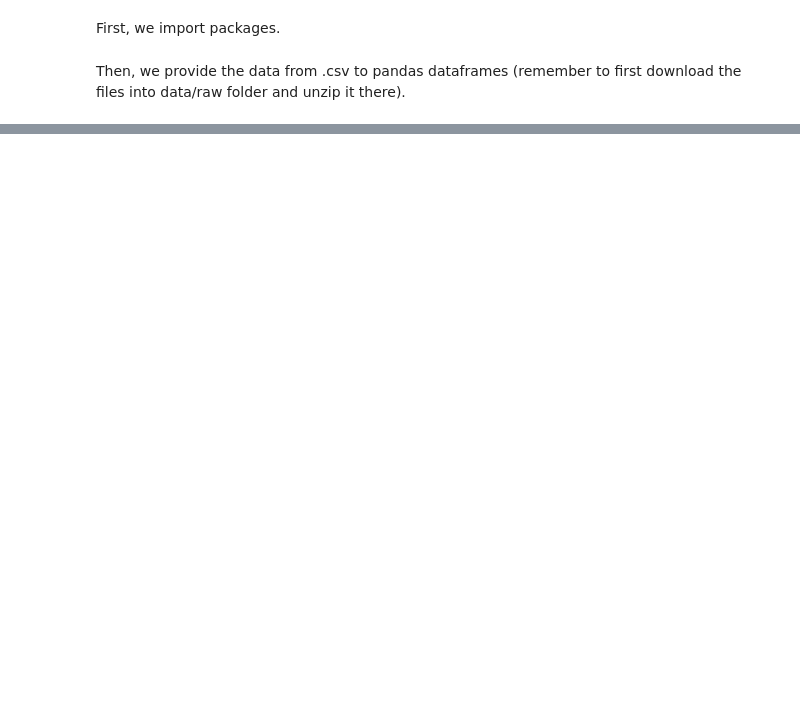
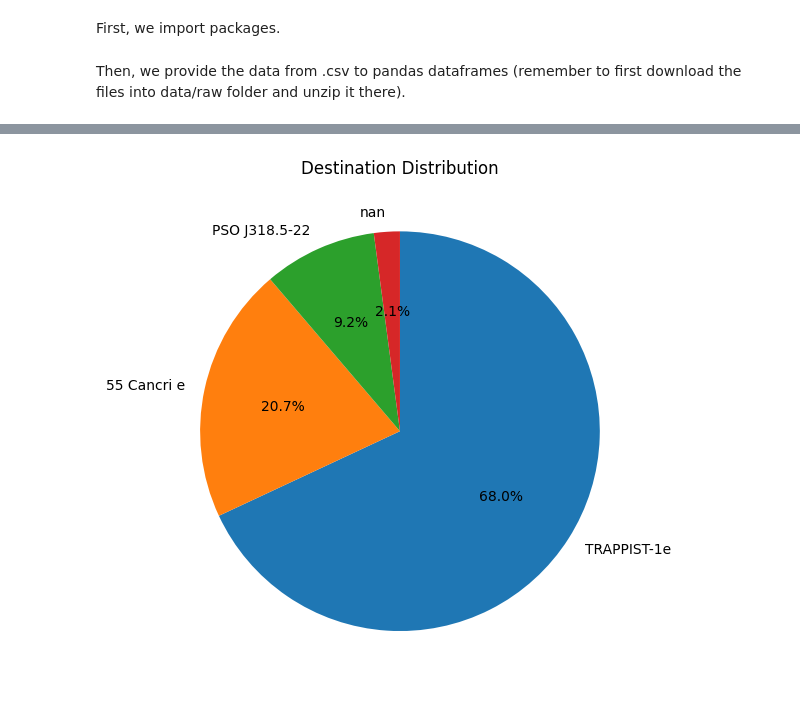
Before and after one commit to emilook86/titanic-moa, a Jupyter notebook: EDA.ipynb, the cells around one changed output, grey strips where cells are left out. Cells and saved outputs as stored; diff of their text form; code cells hidden in the pictures; blank space fills up the shorter version.

```diff
--- a/EDA.ipynb
+++ b/EDA.ipynb
@@ -37,0 +106,10 @@ Things that could be done:
+# %%
+destination_counts = df["Destination"].value_counts(dropna=False)
+plt.figure(figsize=(6, 6))
+destination_counts.plot.pie(autopct="%1.1f%%", startangle=90, counterclock=False)
+plt.title("Destination Distribution")
+plt.ylabel("")
+plt.tight_layout()
+plt.show()
+# %% [output]
+[figure, added]
```
Also changed, not shown: parts of 13 cells of this notebook, 3 other files.
